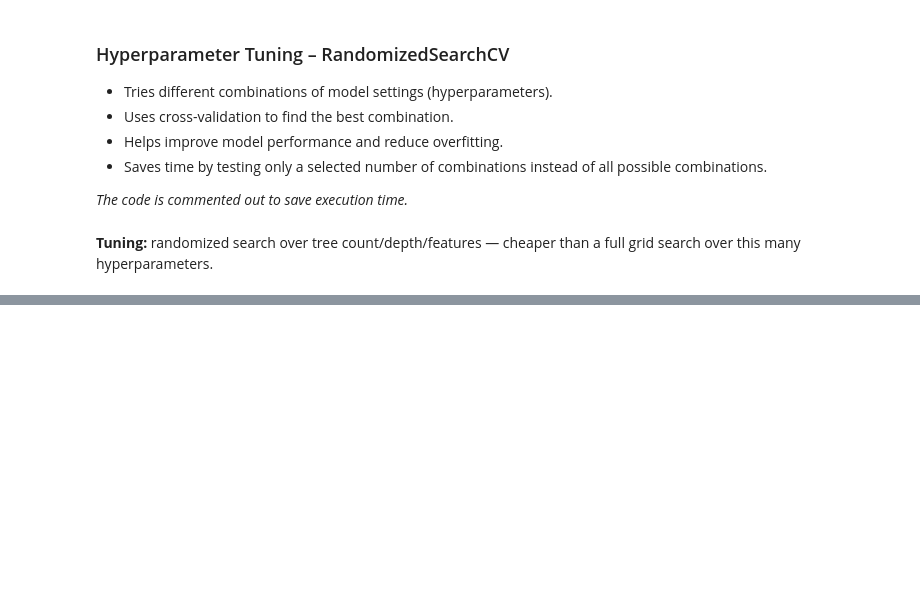
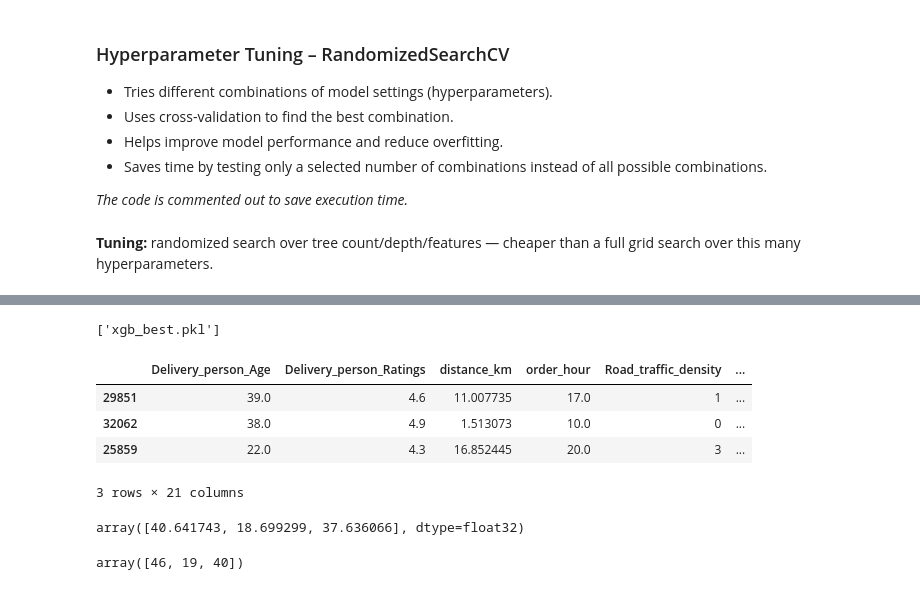
Before and after one commit to anurag-dev89/DeliverEase, a Jupyter notebook: notebooks/DeliverEase.ipynb, the cells around one changed output, grey strips where cells are left out. Cells and saved outputs as stored; diff of their text form; code cells hidden in the pictures; blank space fills up the shorter version.

```diff
--- a/notebooks/DeliverEase.ipynb
+++ b/notebooks/DeliverEase.ipynb
@@ -1503,0 +1819,5 @@ Random Forest Train RMSE: 1.5059,   Random Forest Train R^2: 0.9741
+# %%
+joblib.dump(xgb_best, "xgb_best.pkl")
+#for saving best trained XGBoost model to a file named 'xgb_best.pkl' in the current directory using joblib.dump() function.
+# %% [output]
+['xgb_best.pkl']
@@ -1503,0 +1830,8 @@ Random Forest Train RMSE: 1.5059,   Random Forest Train R^2: 0.9741
+# %%
+X_test[0:3]
+# %% [output]
+|  | Delivery_person_Age | Delivery_person_Ratings | distance_km | order_hour | Road_traffic_density | ... |
+| 29851 | 39.0 | 4.6 | 11.007735 | 17.0 | 1 | ... |
+| 32062 | 38.0 | 4.9 | 1.513073 | 10.0 | 0 | ... |
+| 25859 | 22.0 | 4.3 | 16.852445 | 20.0 | 3 | ... |
+3 rows × 21 columns
@@ -1503,0 +1847,9 @@ Random Forest Train RMSE: 1.5059,   Random Forest Train R^2: 0.9741
+# %%
+# Model's predicted minutes
+predictions
+# %% [output]
+array([40.641743, 18.699299, 37.636066], dtype=float32)
+# %%
+y_test[0:3].values
+# %% [output]
+array([46, 19, 40])
```
Also changed, not shown: parts of 37 cells of this notebook.
